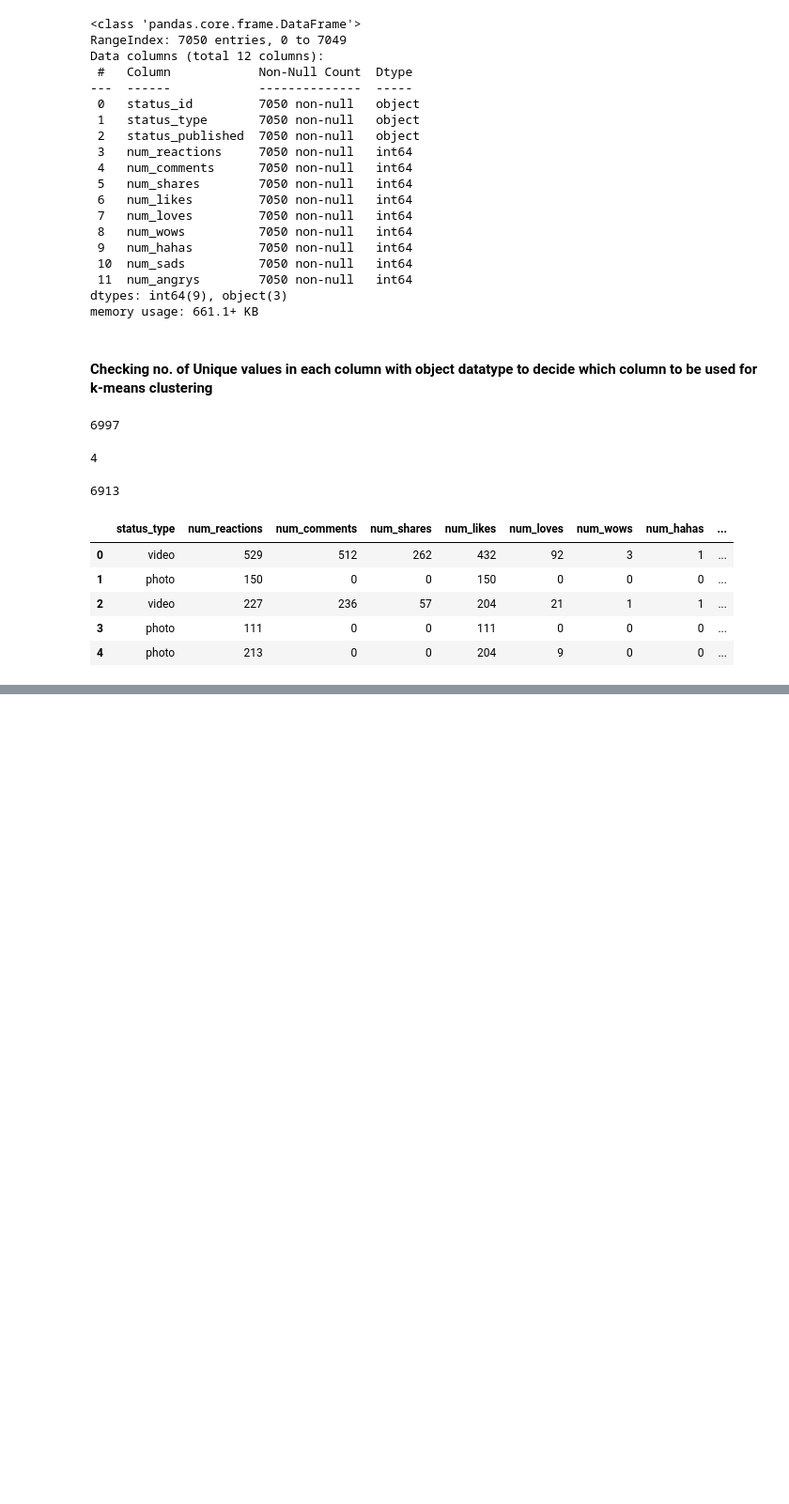
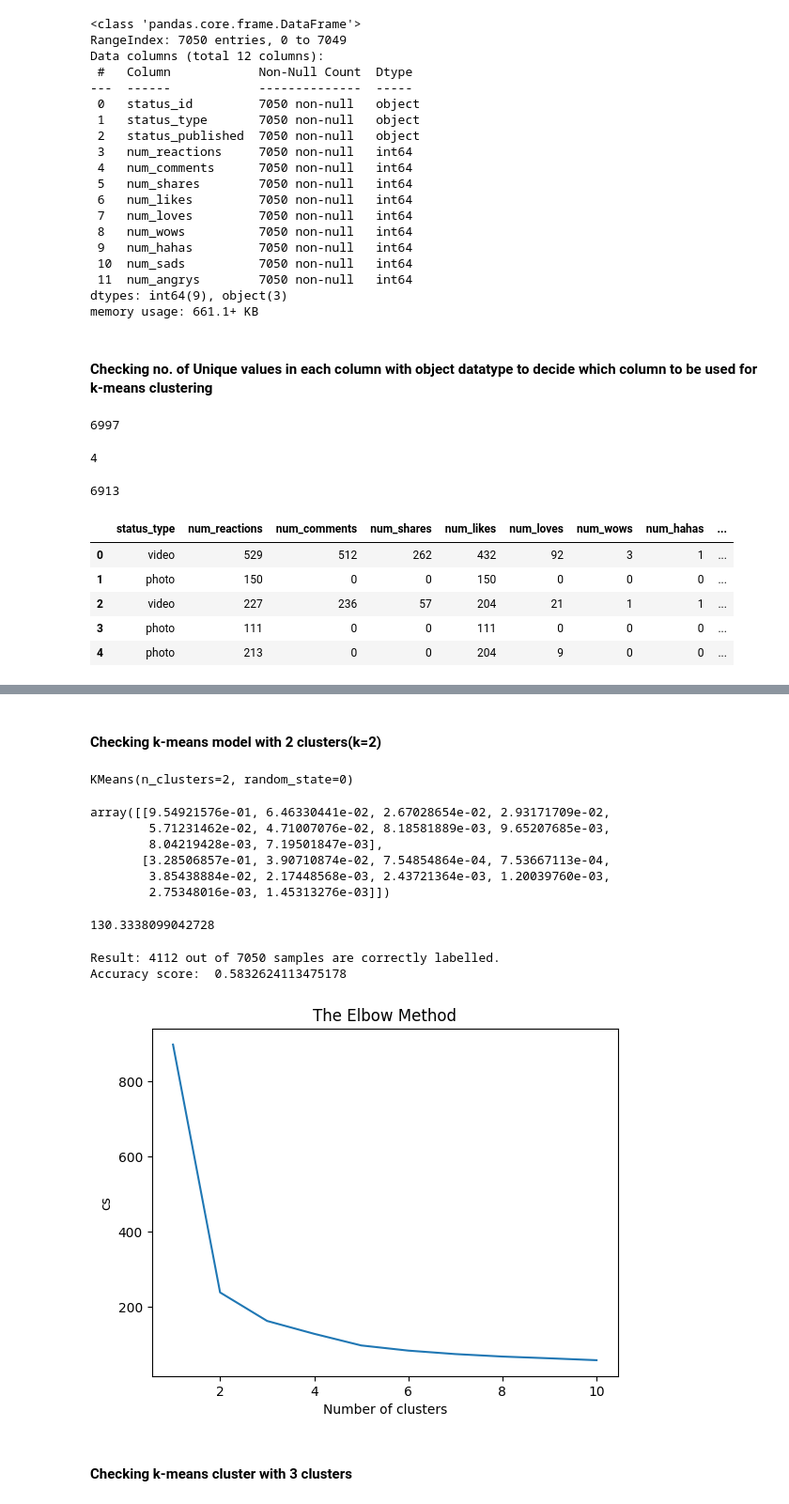
Before and after one commit to ESET0100/Basic, a Jupyter notebook: Python_basics/Day_9/K_means.ipynb, the cells around one changed output, grey strips where cells are left out. Shown: that part at 94% size. Saved outputs shown, nothing was run; the diff lists cells and outputs as text; code cells hidden in the pictures; blank space fills up the shorter version.

```diff
--- a/Python_basics/Day_9/K_means.ipynb
+++ b/Python_basics/Day_9/K_means.ipynb
@@ -99,0 +102,7 @@ y=df['status_type']
+# %%
+#convert categorical data to numerical data
+from sklearn.preprocessing import LabelEncoder
+le = LabelEncoder()
+x['status_type'] = le.fit_transform(x['status_type'])
+y=le.transform(y)
+x.head()
@@ -99,0 +147,9 @@ y=df['status_type']
+# %%
+cols=x.columns
+# %%
+#feature scaling
+from sklearn.preprocessing import MinMaxScaler
+ms=MinMaxScaler()
+x=ms.fit_transform(x) # used in place of transform for normalization
+x=pd.DataFrame(x,columns=[cols]) # Have to convert into dataframe again
+x.head()
@@ -99,0 +163,51 @@ y=df['status_type']
+# %% [markdown]
+#### Checking k-means model with 2 clusters(k=2)
+# %%
+from sklearn.cluster import KMeans
+kmeans=KMeans(n_clusters=2, random_state=0)
+kmeans.fit(x)
+# %% [output]
+KMeans(n_clusters=2, random_state=0)
+# %%
+#There will be 2 lists having values of each cluster respectively
+kmeans.cluster_centers_
+# %% [output]
+array([[9.54921576e-01, 6.46330441e-02, 2.67028654e-02, 2.93171709e-02,
+        5.71231462e-02, 4.71007076e-02, 8.18581889e-03, 9.65207685e-03,
+        8.04219428e-03, 7.19501847e-03],
+       [3.28506857e-01, 3.90710874e-02, 7.54854864e-04, 7.53667113e-04,
+        3.85438884e-02, 2.17448568e-03, 2.43721364e-03, 1.20039760e-03,
+        2.75348016e-03, 1.45313276e-03]])
+# %%
+#inertia matrix checks if we have min weighted matrix or not. Lesser the weight, more accurate the model
+#This is used to find variation in data
+kmeans.inertia_
+# %% [output]
+130.3338099042728
+# %%
+labels=kmeans.labels_
+#check how many samples were correctly labelled
+correct_labels=sum(y==labels)
+print("Result: %d out of %d samples are correctly labelled."%(correct_labels,y.size))
+print("Accuracy score: ",correct_labels/x.shape[0])
+# %% [output]
+Result: 4112 out of 7050 samples are correctly labelled.
+Accuracy score:  0.5832624113475178
+# %%
+from sklearn.cluster import KMeans
+cs=[]
+for i in range(1,11):
+    kmeans=KMeans(n_clusters=i,init='k-means++',max_iter=300,n_init=10,random_state=0)
+    kmeans.fit(x)
+    cs.append(kmeans.inertia_)
+plt.plot(range(1,11),cs)
+plt.title("The Elbow Method")
+plt.xlabel("Number of clusters")
+plt.ylabel('cs')
+plt.show()
+
+#where the curve begins to happen, that is the optimum number of clusters
+# %% [output]
+[figure, added]
+# %% [markdown]
+#### Checking k-means cluster with 3 clusters
```
Also changed, not shown: parts of 9 cells of this notebook.
